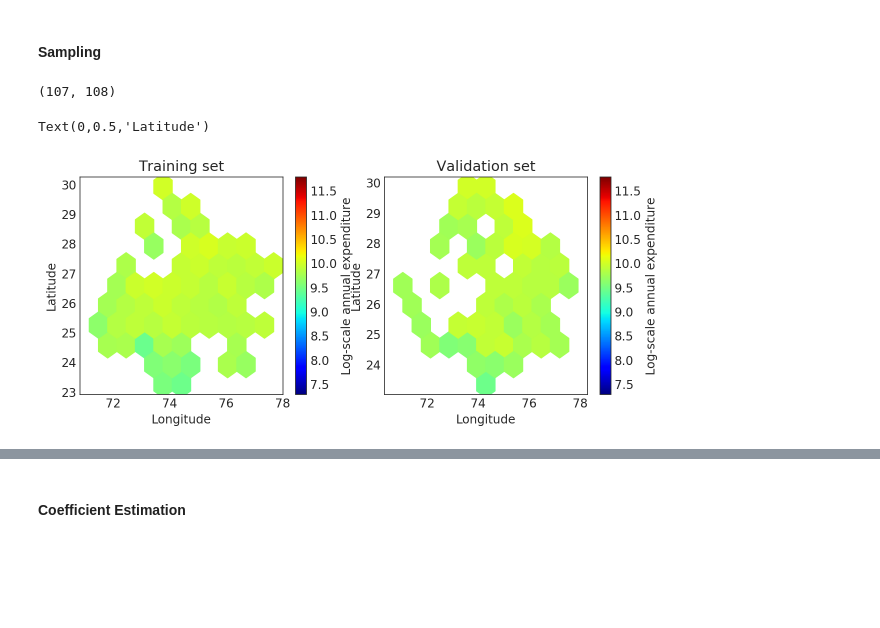
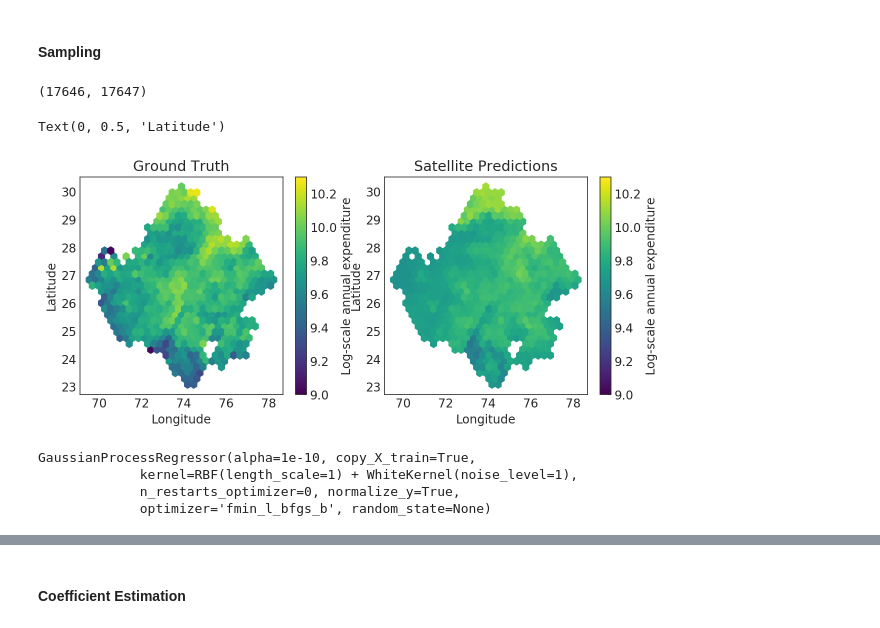
Before and after one commit to chrisyeh96/india-poverty, a Jupyter notebook: sampling/adaptive-sampling.ipynb, the cells around one changed output, grey strips where cells are left out. Saved outputs shown, nothing was run; the diff lists cells and outputs as text; code cells hidden in the pictures; blank space fills up the shorter version.

```diff
--- a/sampling/adaptive-sampling.ipynb
+++ b/sampling/adaptive-sampling.ipynb
@@ -159,5 +91,3 @@ Warnings:
-# %%
-df = taluk_df
 # %% [markdown]
 #### Sampling
 # %%
@@ -170,23 +100,23 @@ df_val = df.iloc[val_idxs,:]
 # %%
 len(df_train), len(df_val)
 # %% [output]
-(107, 108)
+(17646, 17647)
 # %%
 plt.figure(figsize=(10, 4))
 plt.subplot(1,2,1)
-hb = plt.hexbin(df_train["lng"], df_train["lat"], gridsize=10, C=df_train["true"], cmap=cm.jet, vmax=vmax, vmin=vmin)
+hb = plt.hexbin(df["lng"], df["lat"], gridsize=30, C=df["true"], cmap=cm.viridis, vmax=vmax, vmin=vmin)
 cb = plt.colorbar()
-plt.title("Training set")
+plt.title("Ground Truth")
 cb.set_label("Log-scale annual expenditure")
 plt.xlabel("Longitude")
 plt.ylabel("Latitude")
 plt.subplot(1,2,2)
-hb = plt.hexbin(df_val["lng"], df_val["lat"], gridsize=10, C=df_val["true"], cmap=cm.jet, vmax=vmax, vmin=vmin)
+hb = plt.hexbin(df["lng"], df["lat"], gridsize=30, C=df["pred"], cmap=cm.viridis, vmax=vmax, vmin=vmin)
 cb = plt.colorbar()
-plt.title("Validation set")
+plt.title("Satellite Predictions")
 cb.set_label("Log-scale annual expenditure")
 plt.xlabel("Longitude")
 plt.ylabel("Latitude")
 # %% [output]
-Text(0,0.5,'Latitude')
+Text(0, 0.5, 'Latitude')
-[figure, old version]
+[figure, new version]
@@ -192,0 +132,9 @@ Text(0,0.5,'Latitude')
+# %%
+curr_kernel = RBF() + WhiteKernel()
+gp = GaussianProcessRegressor(kernel=curr_kernel, normalize_y=True)
+gp.fit(df_sampled.loc[:,("lat", "lng")], df_sampled["true"] - df_sampled["pred"])
+# %% [output]
+GaussianProcessRegressor(alpha=1e-10, copy_X_train=True,
+             kernel=RBF(length_scale=1) + WhiteKernel(noise_level=1),
+             n_restarts_optimizer=0, normalize_y=True,
+             optimizer='fmin_l_bfgs_b', random_state=None)
```
Also changed, not shown: parts of 92 cells of this notebook, 12 other files.
